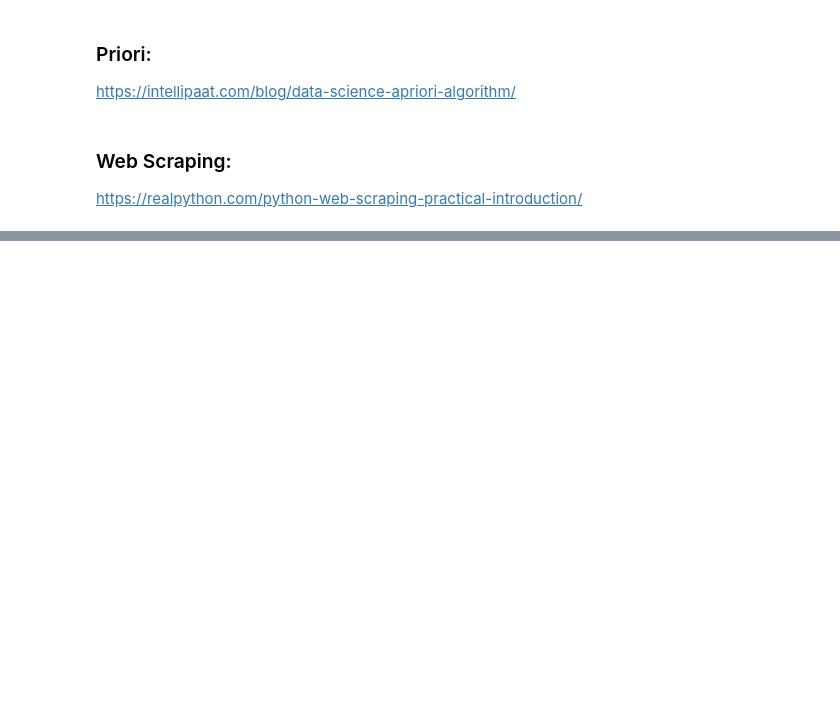
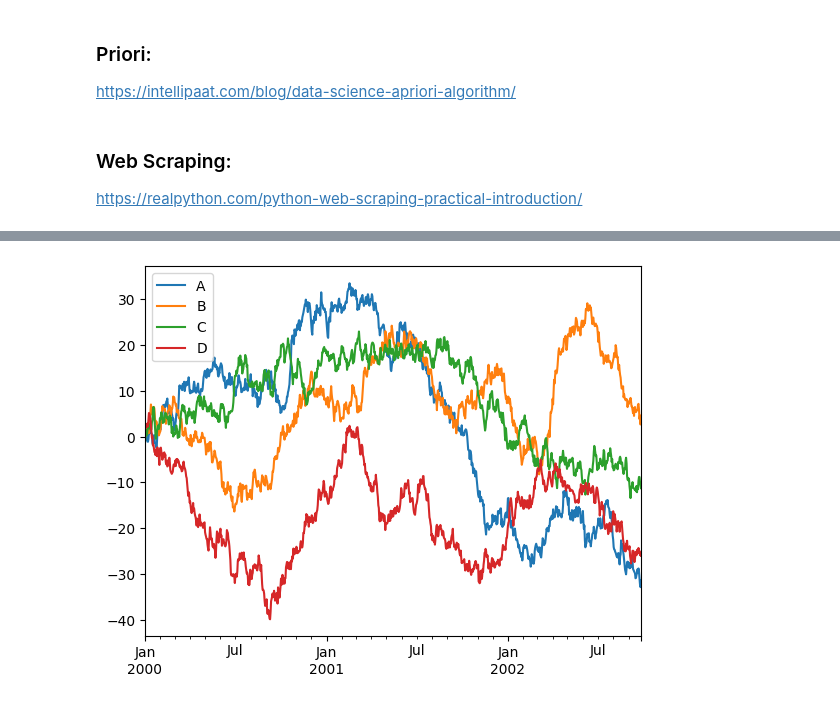
Before and after one commit to showmidelo/Advanced_Pandas_karyar, a Jupyter notebook: tutorial.ipynb, the cells around one changed output, grey strips where cells are left out. Cells and saved outputs as stored; diff of their text form; code cells hidden in the pictures; blank space fills up the shorter version.

```diff
--- a/tutorial.ipynb
+++ b/tutorial.ipynb
@@ -1714,0 +1874,8 @@ df.filter(like='bbi', axis=0)
+# %%
+import numpy as np
+import pandas as pd
+
+index = pd.date_range('1/1/2000', periods=1000)
+df = pd.DataFrame(np.random.randn(1000, 4), index=index, columns=list('ABCD')).cumsum()
+
+df.head()
@@ -1714,0 +1889,6 @@ df.filter(like='bbi', axis=0)
+# %%
+%matplotlib inline
+
+df.plot();
+# %% [output]
+[figure, added]
```
Also changed, not shown: parts of 21 cells of this notebook.
